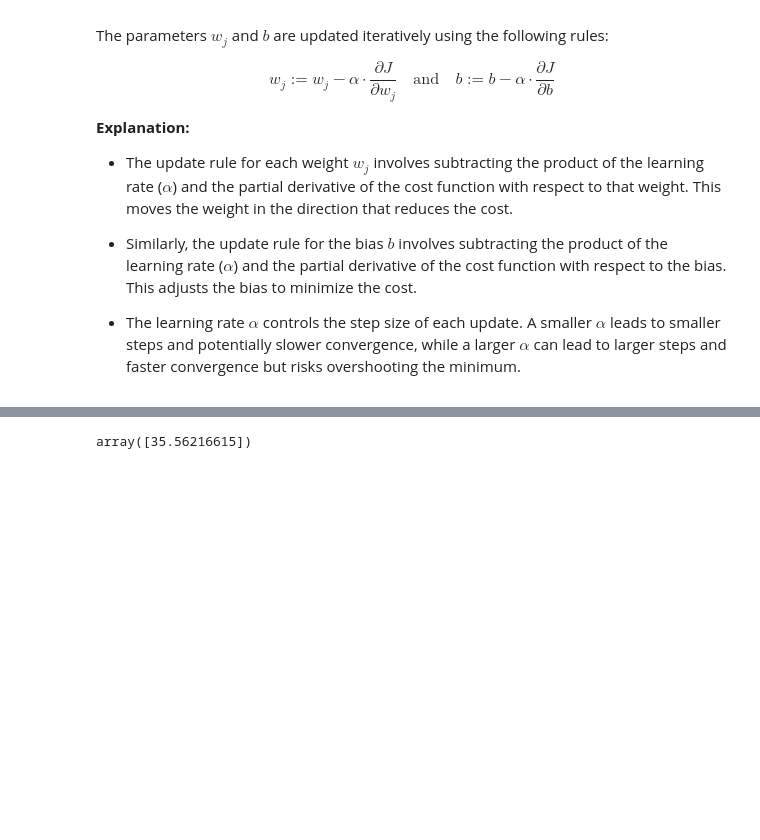
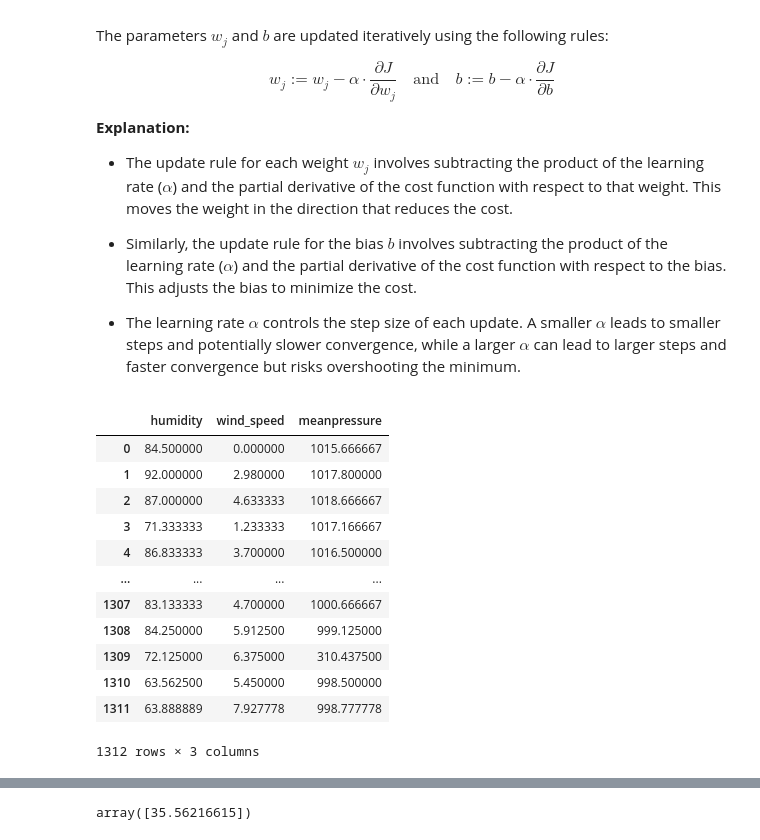
Before and after one commit to GuilhermeKnipl/Data-Science-Lab, a Jupyter notebook: DEEPL_From_Scratch/Simple_Grad.ipynb, the cells around one changed output, grey strips where cells are left out. Drawn from its saved outputs; the diff is of its cells as text; code cells hidden in the pictures; blank space fills up the shorter version.

```diff
--- a/DEEPL_From_Scratch/Simple_Grad.ipynb
+++ b/DEEPL_From_Scratch/Simple_Grad.ipynb
@@ -77,6 +75,22 @@ $$w_j := w_j - \alpha \cdot \frac{\partial J}{\partial w_j} \quad \text{and} \qu
 * Similarly, the update rule for the bias $b$ involves subtracting the product of the learning rate ($\alpha$) and the partial derivative of the cost function with respect to the bias. This adjusts the bias to minimize the cost.
 
 * The learning rate $\alpha$ controls the step size of each update. A smaller $\alpha$ leads to smaller steps and potentially slower convergence, while a larger $\alpha$ can lead to larger steps and faster convergence but risks overshooting the minimum.
+# %%
+X_train
+# %% [output]
+|  | humidity | wind_speed | meanpressure |
+| 0 | 84.500000 | 0.000000 | 1015.666667 |
+| 1 | 92.000000 | 2.980000 | 1017.800000 |
+| 2 | 87.000000 | 4.633333 | 1018.666667 |
+| 3 | 71.333333 | 1.233333 | 1017.166667 |
+| 4 | 86.833333 | 3.700000 | 1016.500000 |
+| ... | ... | ... | ... |
+| 1307 | 83.133333 | 4.700000 | 1000.666667 |
+| 1308 | 84.250000 | 5.912500 | 999.125000 |
+| 1309 | 72.125000 | 6.375000 | 310.437500 |
+| 1310 | 63.562500 | 5.450000 | 998.500000 |
+| 1311 | 63.888889 | 7.927778 | 998.777778 |
+1312 rows × 3 columns
 # %%
 W_SIZE = len(list(features))
 
```
Also changed, not shown: parts of 12 cells of this notebook.
